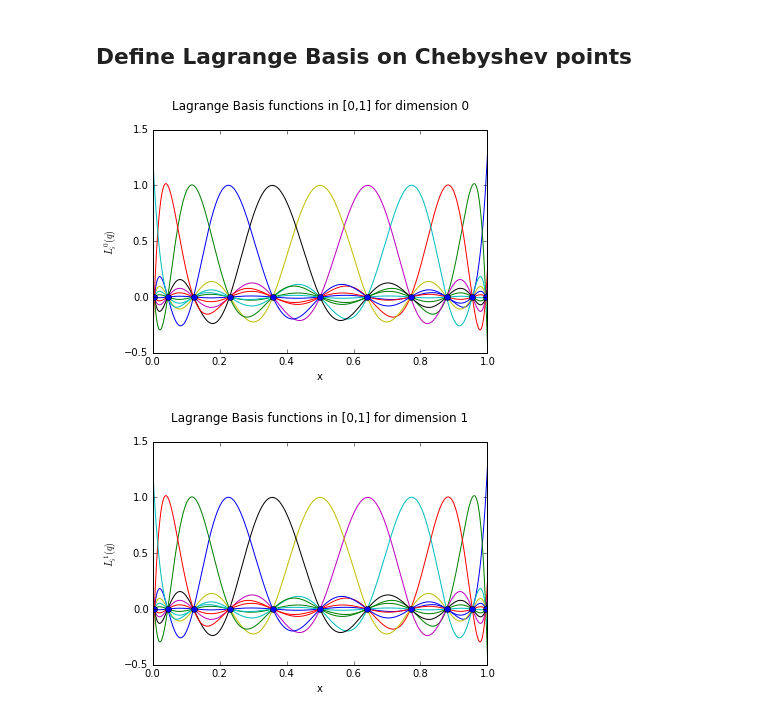
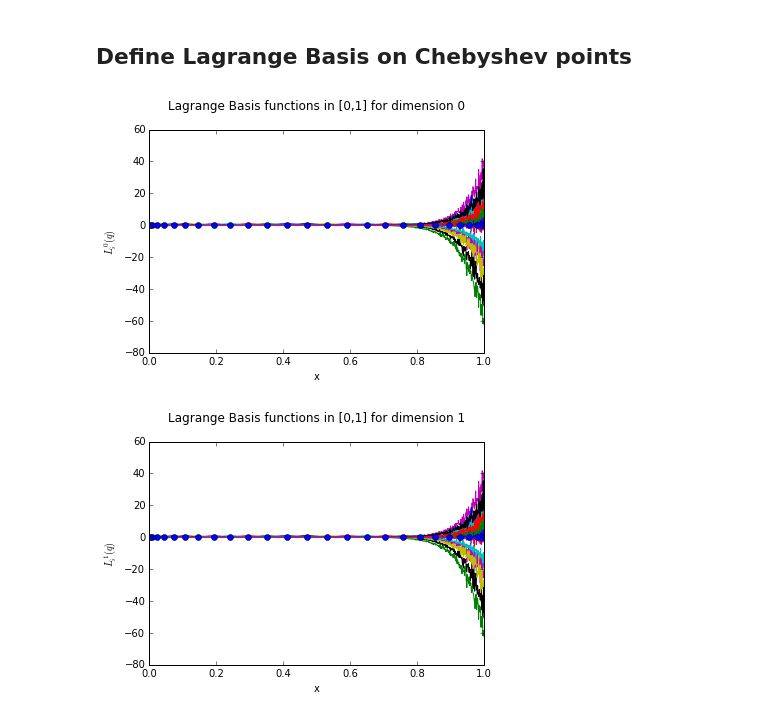
Before and after one commit to pdicerbo/P1.4, a Jupyter notebook: Basics/FinalProject.ipynb, the cells around one changed output. Cells and saved outputs as stored; diff of their text form; code cells hidden in the pictures.

```diff
--- a/Basics/FinalProject.ipynb
+++ b/Basics/FinalProject.ipynb
@@ -156,35 +156,35 @@ def lagrange_basis(q):
     return L
 # %%
 dim = 2 # dimension of the problem (in this case we are considering 2D problem)
-q = 10 # number of basis functions for each dimension
+q = 25 # number of basis functions for each dimension
 
 N = [q, q] # order of Lagrange Basis along each dimension; need not necessarily be of the same size
 Pts = [.5 * (chebyshev_points(n + 1) +1.) for n in N] # to have Lagrange Basis of dimension q we need q+1 points
 
 LL = [lagrange_basis(q) for q in Pts]
 LL_Prime = []
 for d in range(dim):
     l = LL[d]
     LL_Prime += [[l[j].deriv() for j in range(len(l))]]
 
 # plot of the functions (only for check):
 x = linspace(0., 1., 1025)
 
 #for i in range(len(N)):
 #    for j in range(len(LL[i])):
 #        plot(x, LL[i][j](x))
 for i in range(dim):
     for f in LL[i]:
         plot(x, f(x))
 
     plot(Pts[i], Pts[i]*0., 'bo')
     xlabel('x')
     ylabel('$L_i^{%d}(q)$' % i)
     title('Lagrange Basis functions in [0,1] for dimension %d\n' % i)
     show()
 # %% [output]
-[figure, old version]
+[figure, new version]
-[figure, old version]
+[figure, new version]
 # %%
 quadrature = []
 weights = []
```
Also changed, not shown: parts of 5 cells of this notebook.
